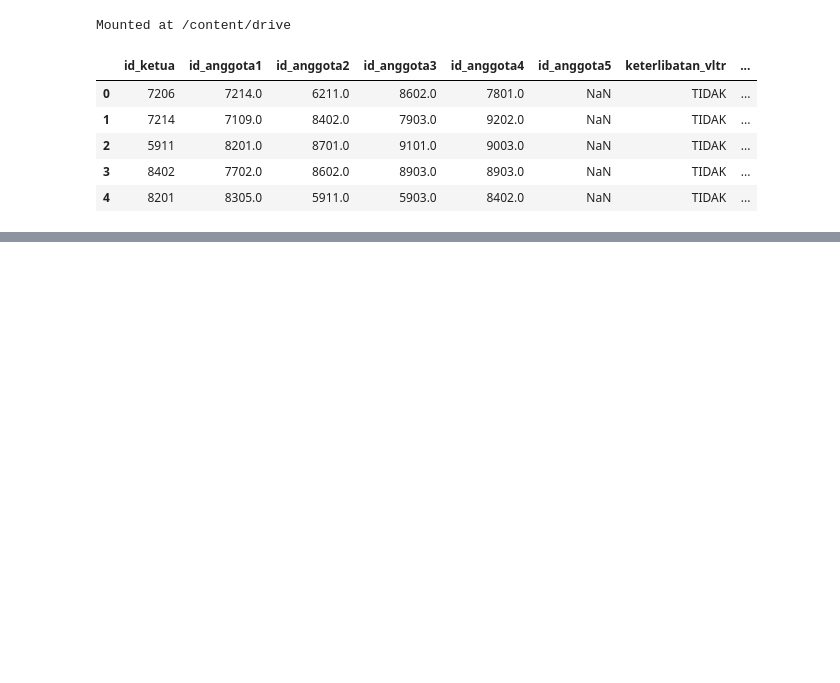
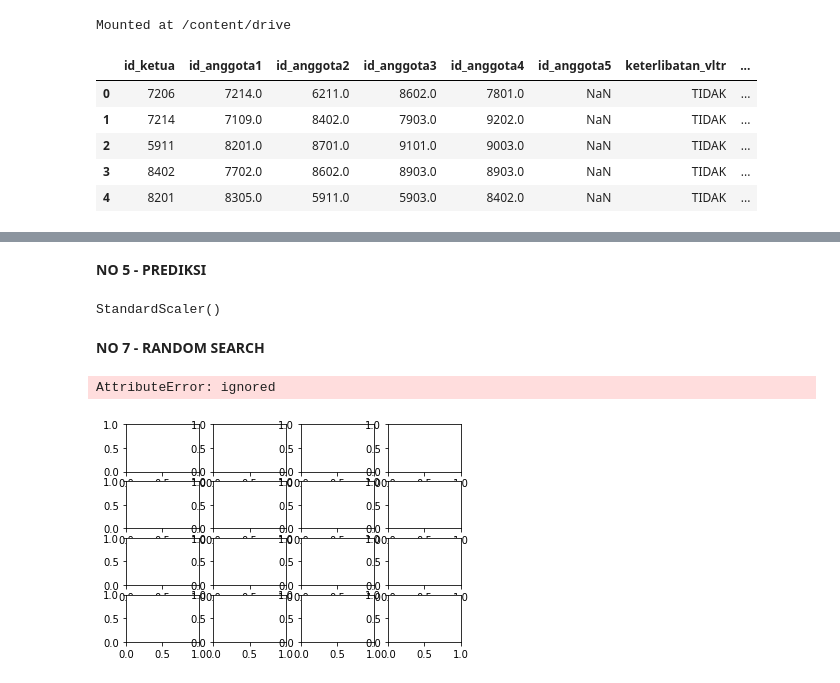
Before and after one commit to almirars/MachineLearning, a Jupyter notebook: Kuis_2.ipynb, the cells around one changed output, grey strips where cells are left out. Drawn from its saved outputs; the diff is of its cells as text; code cells hidden in the pictures; blank space fills up the shorter version.

```diff
--- a/Kuis_2.ipynb
+++ b/Kuis_2.ipynb
@@ -101,0 +123,2 @@ NameError: ignored
+# %% [markdown]
+**NO 5 - PREDIKSI**
@@ -101,0 +129,4 @@ NameError: ignored
+# %%
+scaler.fit(X_train)
+# %% [output]
+StandardScaler()
@@ -101,0 +140,2 @@ NameError: ignored
+# %% [markdown]
+**NO 7 - RANDOM SEARCH**
@@ -101,0 +146,8 @@ NameError: ignored
+# %%
+fig, axes = plt.subplots(4, 4)
+vmin, vmax = mlp.coefs_[0].min(), mlp.coefs_[0].max()
+
+plt.show()
+# %% [output]
+AttributeError: ignored
+[figure, added]
```
Also changed, not shown: parts of 25 cells of this notebook.
